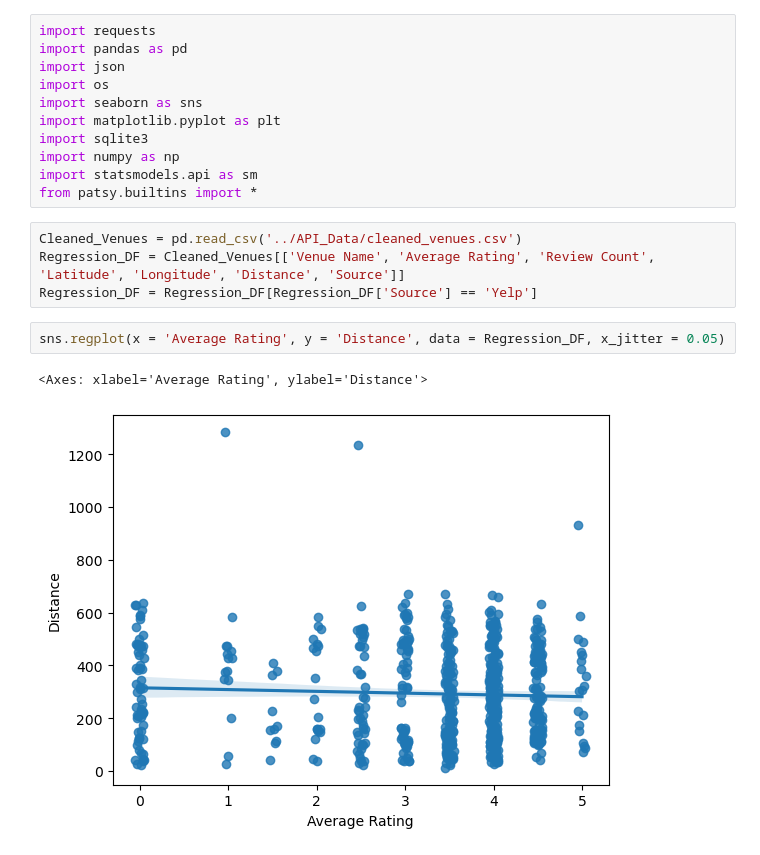
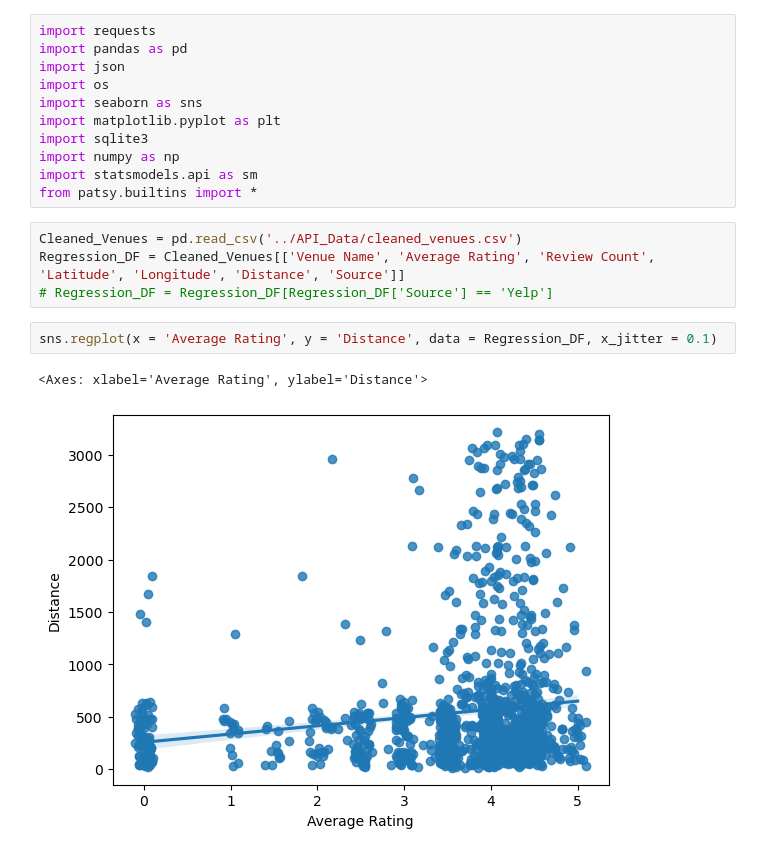
Before and after one commit to BNDT4Sen/Mid-Term-Project-Competitor-Analysis, a Jupyter notebook: Prediction_Model/Venue_Model.ipynb, the cells around one changed output. Drawn from its saved outputs; the diff is of its cells as text.

Commit message:
Uploaded other regression model

```diff
--- a/Prediction_Model/Venue_Model.ipynb
+++ b/Prediction_Model/Venue_Model.ipynb
@@ -12,10 +12,10 @@ from patsy.builtins import *
 # %%
 Cleaned_Venues = pd.read_csv('../API_Data/cleaned_venues.csv')
 Regression_DF = Cleaned_Venues[['Venue Name', 'Average Rating', 'Review Count', 'Latitude', 'Longitude', 'Distance', 'Source']]
-Regression_DF = Regression_DF[Regression_DF['Source'] == 'Yelp']
+# Regression_DF = Regression_DF[Regression_DF['Source'] == 'Yelp']
 # %%
-sns.regplot(x = 'Average Rating', y = 'Distance', data = Regression_DF, x_jitter = 0.05)
+sns.regplot(x = 'Average Rating', y = 'Distance', data = Regression_DF, x_jitter = 0.1)
 # %% [output]
 <Axes: xlabel='Average Rating', ylabel='Distance'>
-[figure, old version]
+[figure, new version]
 # %%
```
Also changed, not shown: parts of 1 cell of this notebook, 1 other file.
